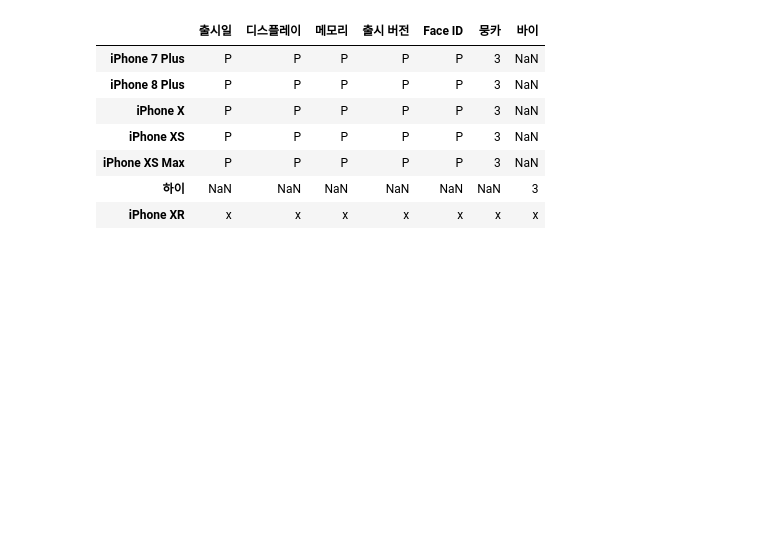
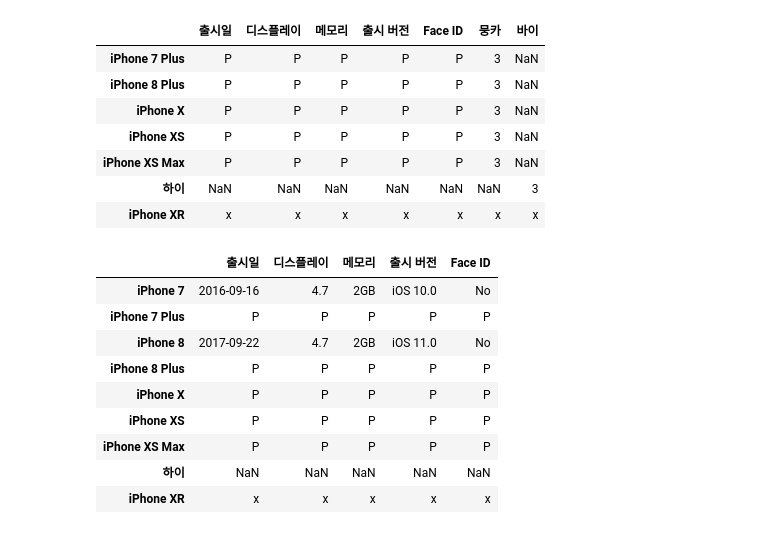
Before and after one commit to saanghyuk/data_science_python, a Jupyter notebook: dt-1/Pandas.ipynb, the cells around one changed output. Saved outputs shown, nothing was run; the diff lists cells and outputs as text; code cells hidden in the pictures; blank space fills up the shorter version.

```diff
--- a/dt-1/Pandas.ipynb
+++ b/dt-1/Pandas.ipynb
@@ -495,4 +495,15 @@ iphone_df.drop(['iPhone 7', 'iPhone 8'], axis='index', inplace=False)
 | 하이 | NaN | NaN | NaN | NaN | NaN | NaN | 3 |
 | iPhone XR | x | x | x | x | x | x | x |
 # %%
-iphone_df.drop(['제조사'. ''], axis='columns', inplace=False)
+iphone_df.drop(['뭉카', '바이'], axis='columns', inplace=False)
+# %% [output]
+|  | 출시일 | 디스플레이 | 메모리 | 출시 버전 | Face ID |
+| iPhone 7 | 2016-09-16 | 4.7 | 2GB | iOS 10.0 | No |
+| iPhone 7 Plus | P | P | P | P | P |
+| iPhone 8 | 2017-09-22 | 4.7 | 2GB | iOS 11.0 | No |
+| iPhone 8 Plus | P | P | P | P | P |
+| iPhone X | P | P | P | P | P |
+| iPhone XS | P | P | P | P | P |
+| iPhone XS Max | P | P | P | P | P |
+| 하이 | NaN | NaN | NaN | NaN | NaN |
+| iPhone XR | x | x | x | x | x |
```
Also changed, not shown: parts of 12 cells of this notebook, 3 other files.
